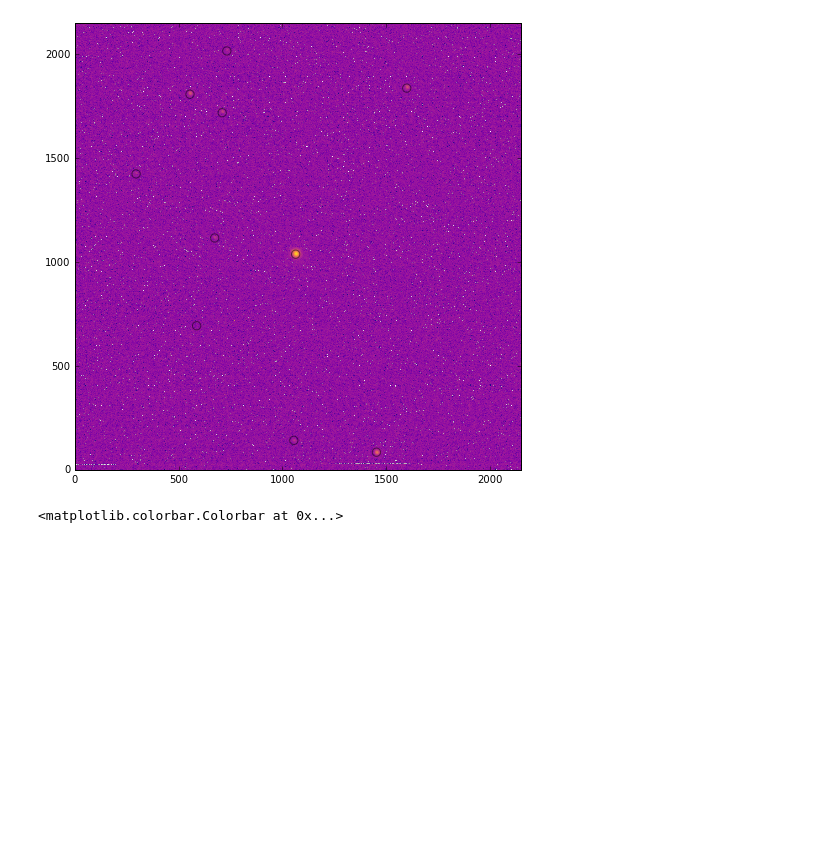
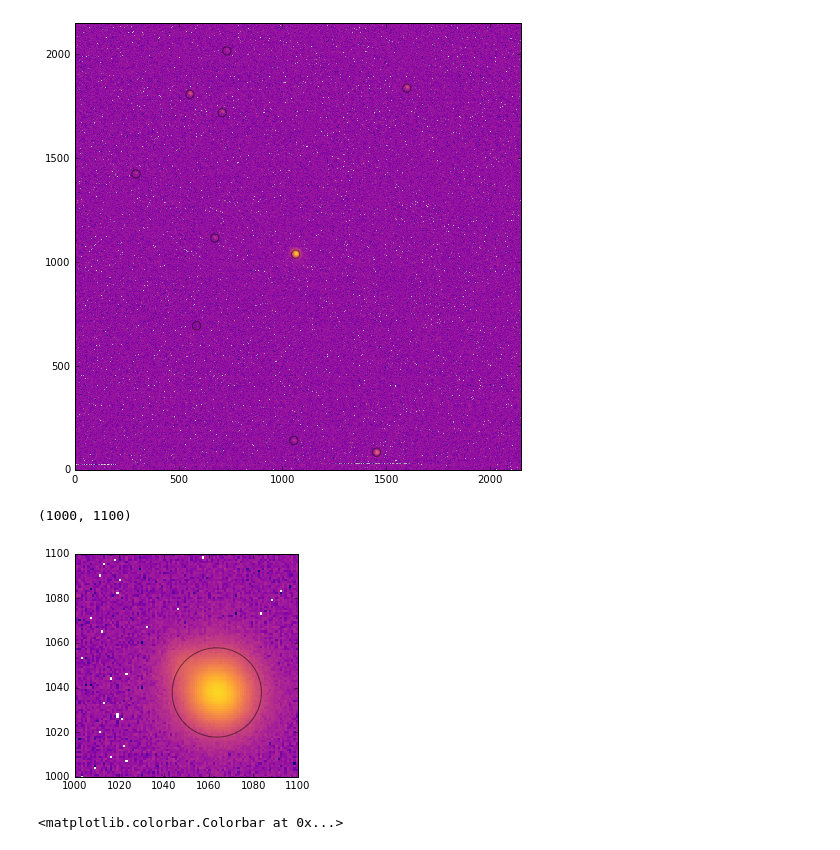
Before and after one commit to douglase/astronomy_camp_tutorials, a Jupyter notebook: Aperture photometry with Astrometry.net.ipynb, the cells around one changed output. Drawn from its saved outputs; the diff is of its cells as text; code cells hidden in the pictures; blank space fills up the shorter version.

Commit message:
tweaking plots

```diff
--- a/Aperture photometry with Astrometry.net.ipynb
+++ b/Aperture photometry with Astrometry.net.ipynb
@@ -52,6 +58,15 @@ apertures.plot(color='black', lw=1., alpha=0.5)
 # %% [output]
 0.228295859416 0.03396255709084528 6.06516739608
 [figure]
+# %%
+#look at an aperture up close
+plt.imshow(log10(image), cmap='plasma', origin='lower',interpolation='nearest')#, norm=norm)
+apertures.plot(color='black', lw=1., alpha=0.5)
+plt.xlim([1000,1100])
+plt.ylim([1000,1100])
+# %% [output]
+(1000, 1100)
+[figure, added]
 # %%
 #convert the xy coordinates of the sources to RA and DEC
 
```
Also changed, not shown: parts of 2 cells of this notebook.
